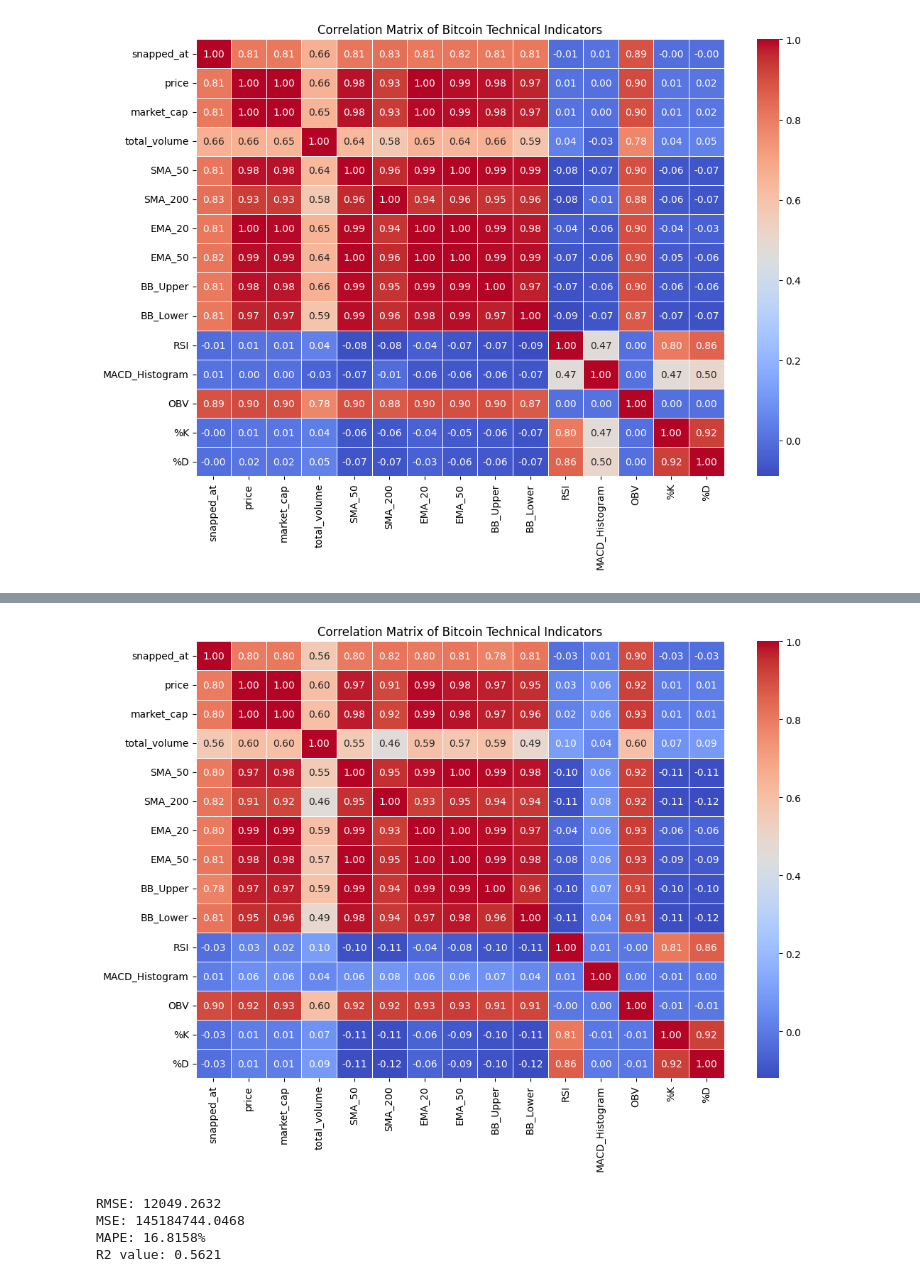
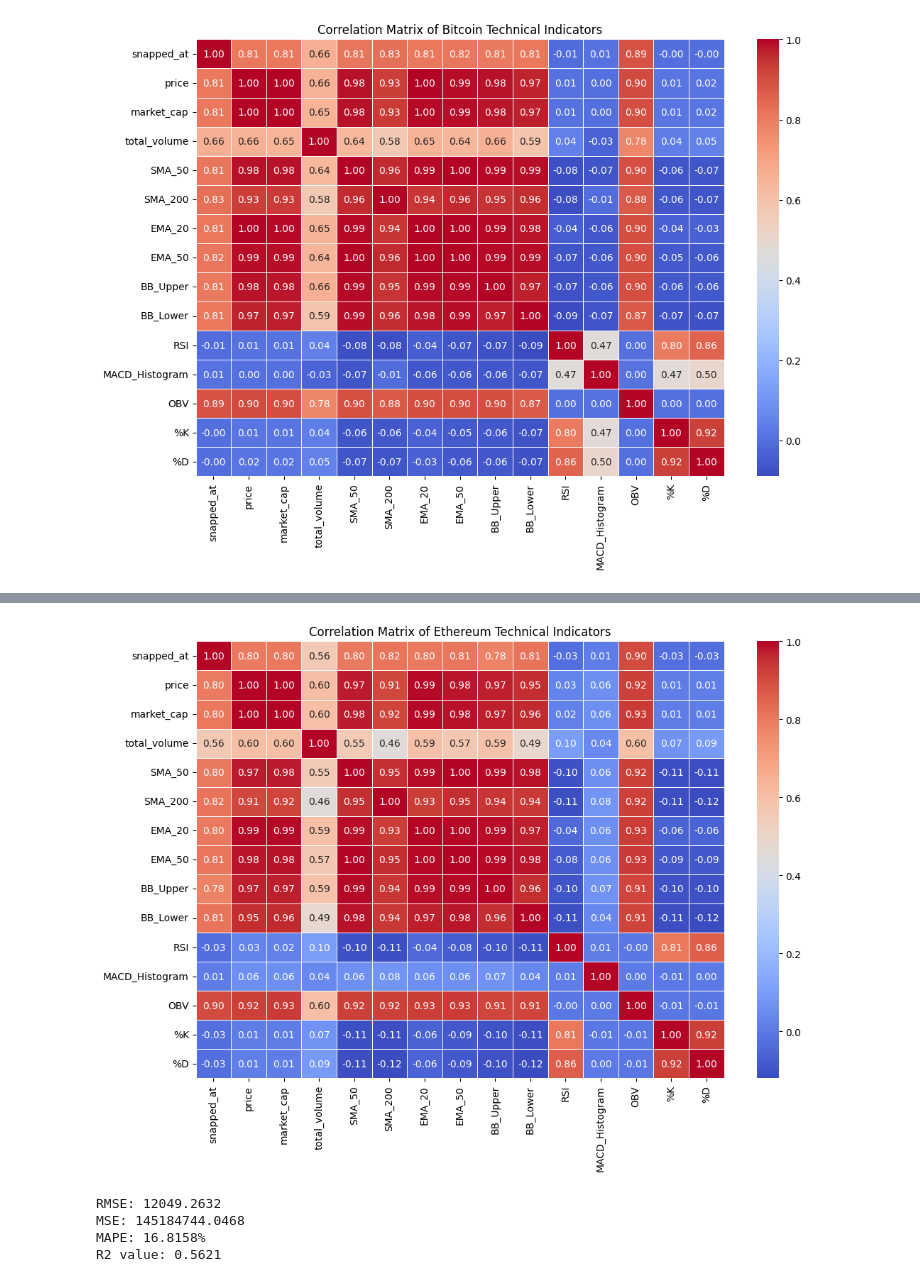
Before and after one commit to SaiTejaBorgam/Data-Science-Project, a Jupyter notebook: Project code.ipynb, the cells around one changed output, grey strips where cells are left out. Drawn from its saved outputs; the diff is of its cells as text; code cells hidden in the pictures.

```diff
--- a/Project code.ipynb
+++ b/Project code.ipynb
@@ -411,15 +560,15 @@ Ethereum_TI.tail()
 # %%
 corr_matrix = Ethereum_TI.corr()
 
 # Plot the heatmap
 plt.figure(figsize=(12, 8))
 sns.heatmap(corr_matrix, annot=True, cmap="coolwarm", fmt=".2f", linewidths=0.5)
 
-plt.title("Correlation Matrix of Bitcoin Technical Indicators")
+plt.title("Correlation Matrix of Ethereum Technical Indicators")
 
 plt.show()
 # %% [output]
-[figure, old version]
+[figure, new version]
 # %%
 from sklearn.svm import SVR
 from sklearn.model_selection import train_test_split
```
Also changed, not shown: parts of 13 cells of this notebook.
